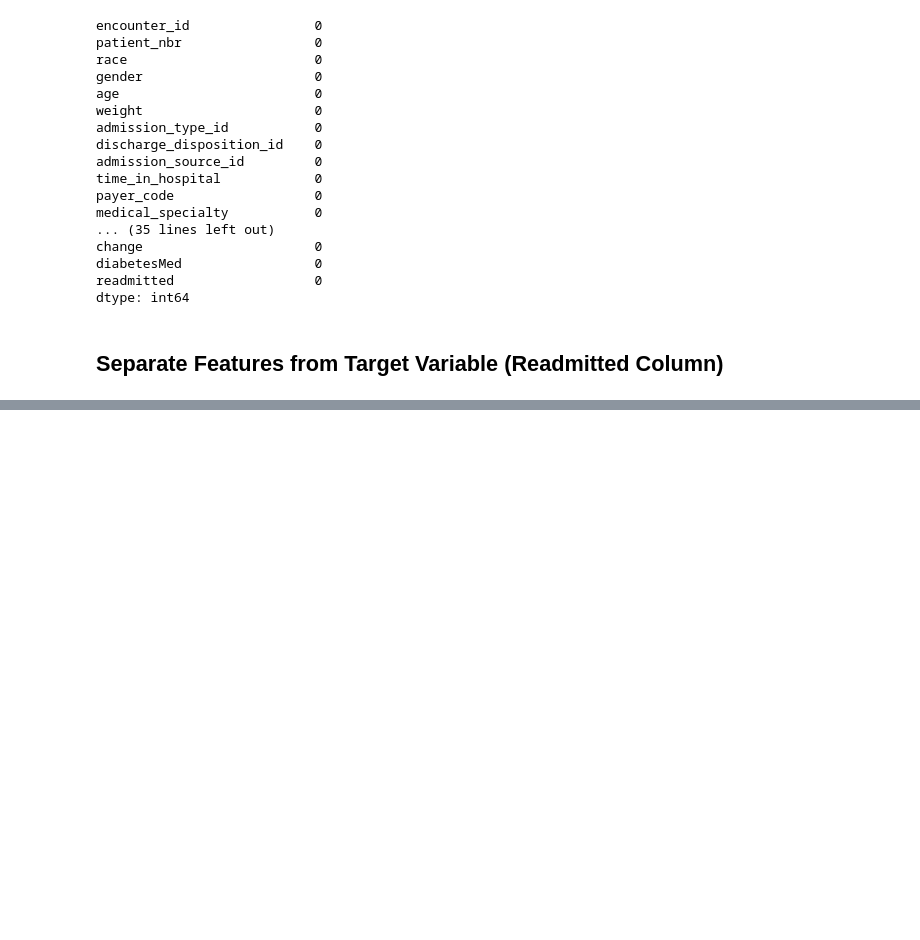
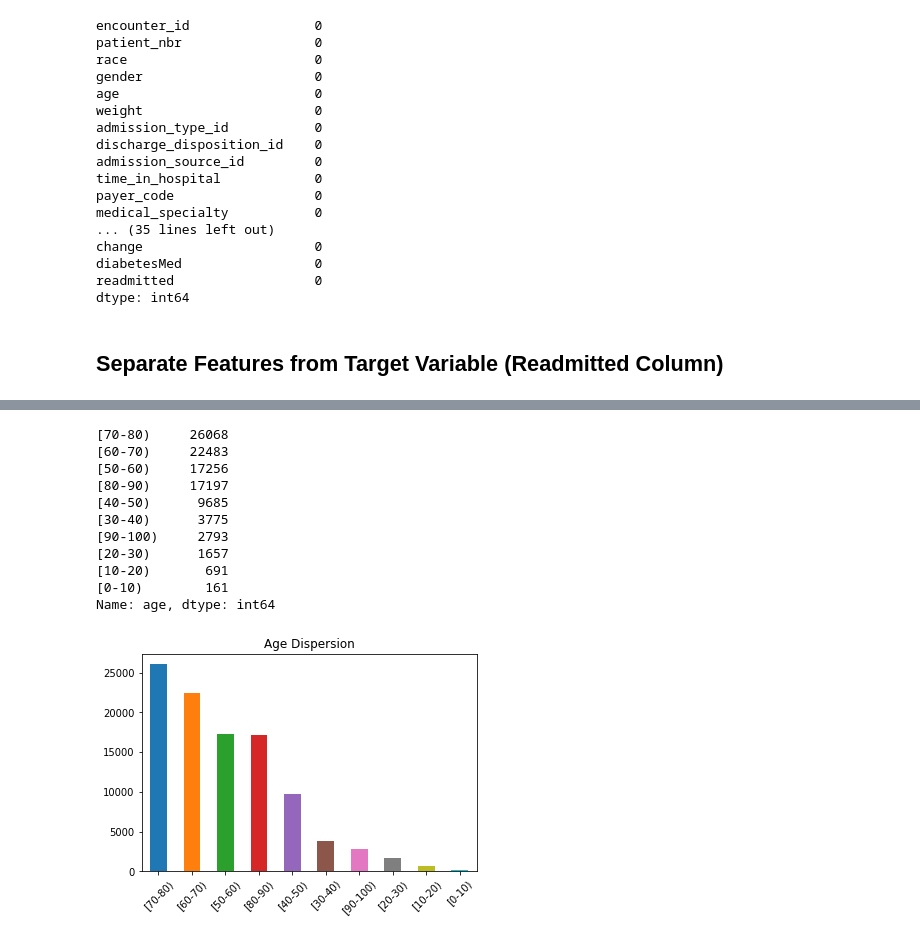
Before and after one commit to steeznation16/dsc-3-final-project-online-ds-ft-100118, a Jupyter notebook: student.ipynb, the cells around one changed output, grey strips where cells are left out. Saved outputs shown, nothing was run; the diff lists cells and outputs as text; code cells hidden in the pictures; blank space fills up the shorter version.

```diff
--- a/student.ipynb
+++ b/student.ipynb
@@ -109,0 +151,18 @@ dtype: int64
+# %%
+print(data.age.value_counts())
+data.age.value_counts().plot(kind='bar')
+plt.xticks(rotation=45)
+plt.title('Age Dispersion');
+# %% [output]
+[70-80)     26068
+[60-70)     22483
+[50-60)     17256
+[80-90)     17197
+[40-50)      9685
+[30-40)      3775
+[90-100)     2793
+[20-30)      1657
+[10-20)       691
+[0-10)        161
+Name: age, dtype: int64
+[figure, added]
```
Also changed, not shown: parts of 121 cells of this notebook, 1 other file.
